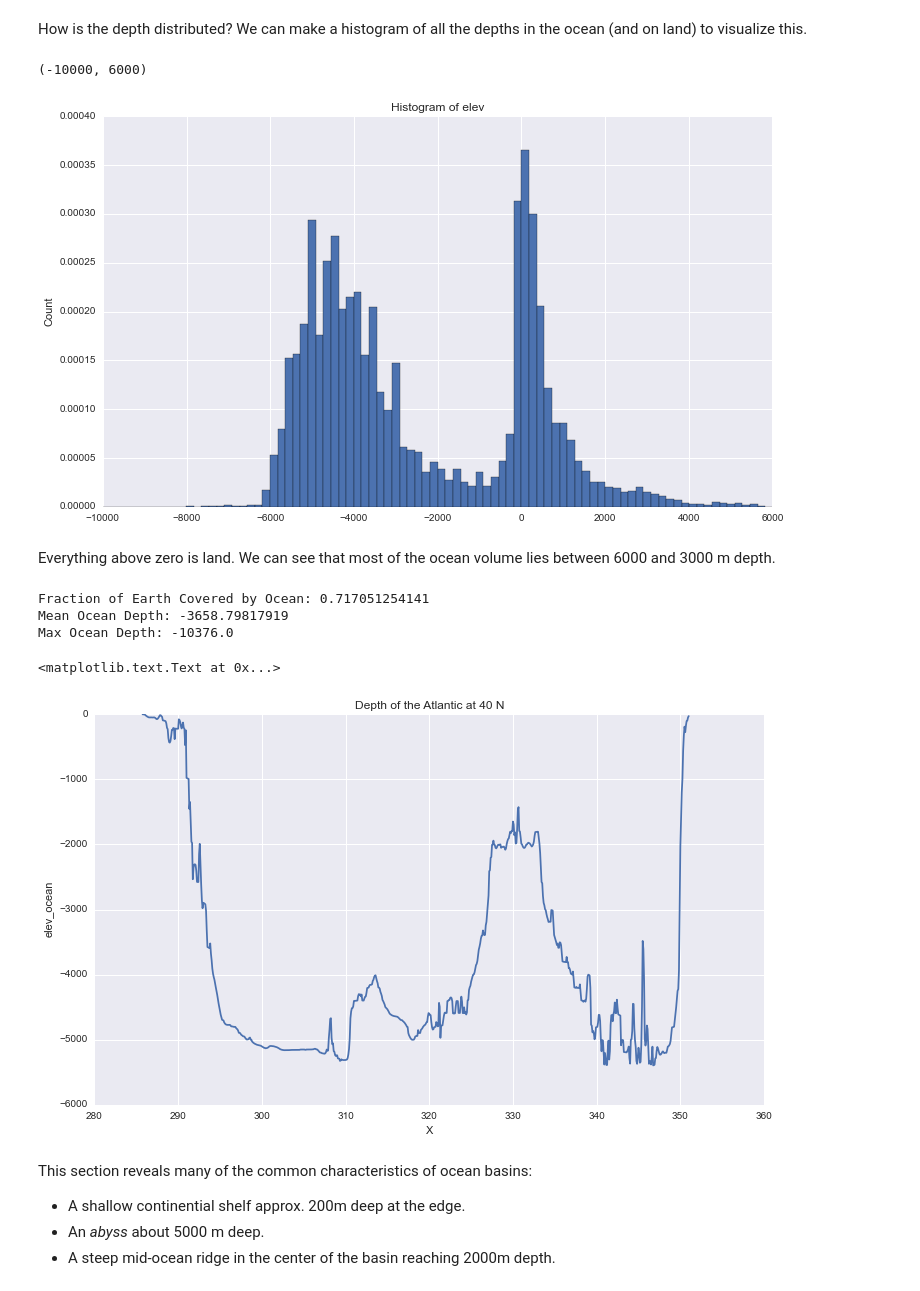
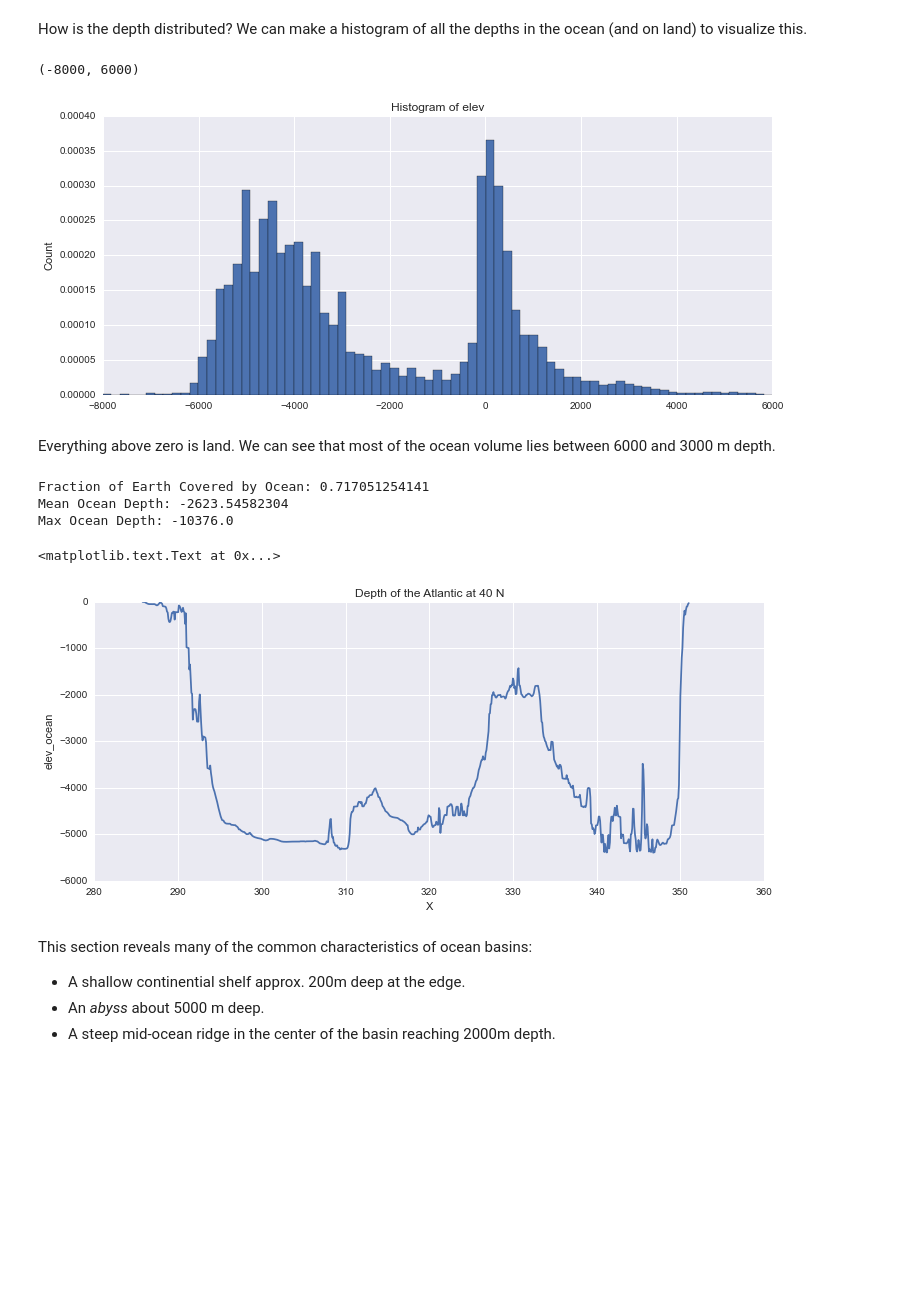
Before and after one commit to rabernat/intro_to_physical_oceanography, a Jupyter notebook: lectures/01_ocean_bathymetry.ipynb, the cells around one changed output. Saved outputs shown, nothing was run; the diff lists cells and outputs as text; code cells hidden in the pictures; blank space fills up the shorter version.

```diff
--- a/lectures/01_ocean_bathymetry.ipynb
+++ b/lectures/01_ocean_bathymetry.ipynb
@@ -12,7 +10,7 @@ import numpy as np
 import gsw
 seaborn.set()
 %matplotlib inline
-plt.rcParams['figure.figsize'] = (12,7)
+plt.rcParams['figure.figsize'] = (12,5)
 # %%
 ds = xray.open_dataset('http://iridl.ldeo.columbia.edu/SOURCES/.NOAA/.NGDC/.ETOPO5/dods')
 ds['elev_ocean'] = ds.elev.where(ds.elev<0)
@@ -35,19 +33,19 @@ How is the depth distributed? We can make a histogram of all the depths in the o
 # %%
 fig, ax = plt.subplots()
 ds.elev.plot.hist(bins=100, weights=ds.area.values.ravel(), normed=True, ax=ax);
-ax.set_xlim([-10000,6000])
+ax.set_xlim([-8000,6000])
 # %% [output]
-(-10000, 6000)
+(-8000, 6000)
-[figure, old version]
+[figure, new version]
 # %% [markdown]
 Everything above zero is land. We can see that most of the ocean volume lies between 6000 and 3000 m depth.
 # %%
 print 'Fraction of Earth Covered by Ocean:', ds.area_ocean.sum().values/tot_area
-print 'Mean Ocean Depth:', float((ds.elev_ocean*ds.area_ocean).sum()/ds.area_ocean.sum())
+print 'Mean Ocean Depth:', float((ds.elev_ocean*ds.area_ocean).sum()/tot_area)
 print 'Max Ocean Depth:', float(ds.elev_ocean.min())
 # %% [output]
 Fraction of Earth Covered by Ocean: 0.717051254141
-Mean Ocean Depth: -3658.79817919
+Mean Ocean Depth: -2623.54582304
 Max Ocean Depth: -10376.0
 # %%
 # a closer look
@@ -56,7 +54,7 @@ ds.elev_ocean.sel(Y=40, method='nearest').sel(X=slice(270,360)).plot(ax=ax)
 ax.set_title('Depth of the Atlantic at 40 N')
 # %% [output]
 <matplotlib.text.Text at 0x...>
-[figure, old version]
+[figure, new version]
 # %% [markdown]
 This section reveals many of the common characteristics of ocean basins:
 
```
Also changed, not shown: parts of 6 cells of this notebook, 1 other file.
